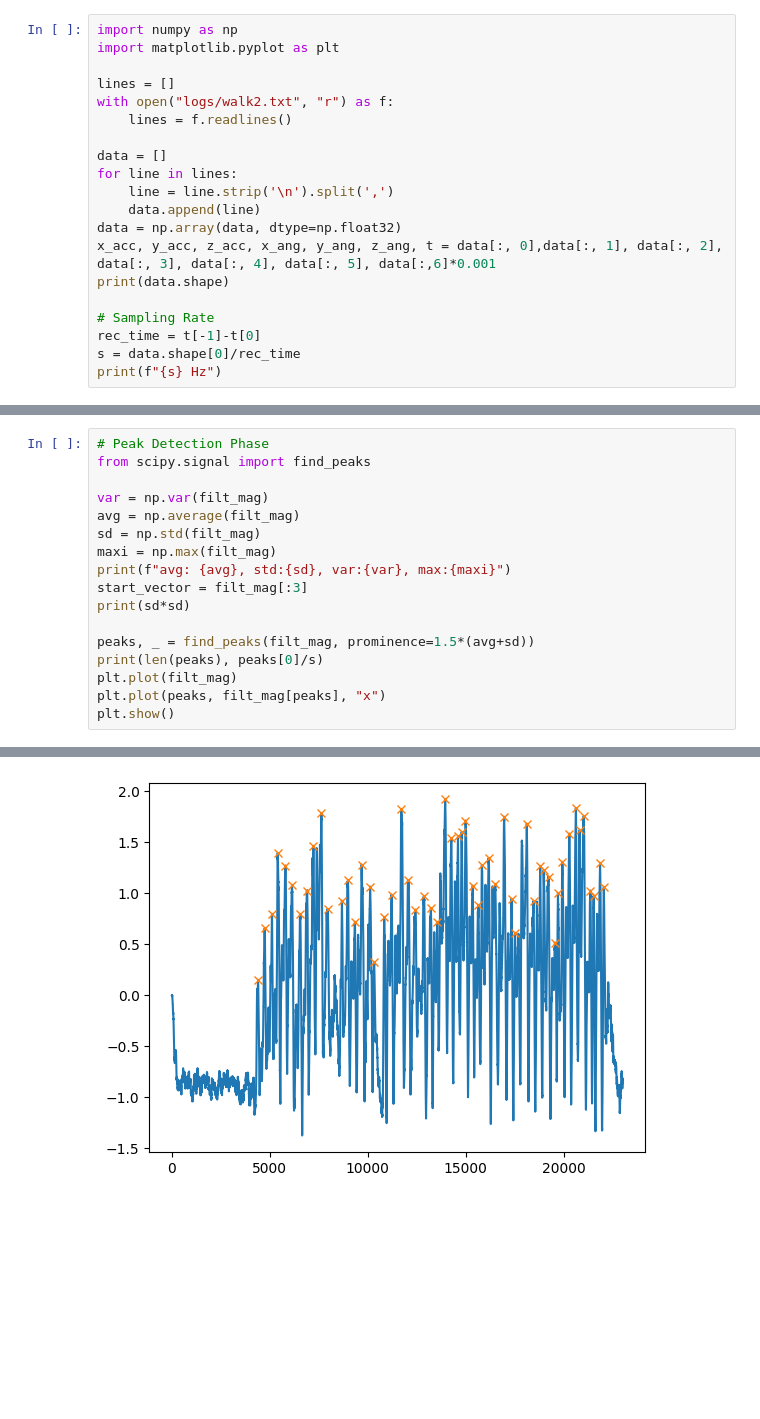
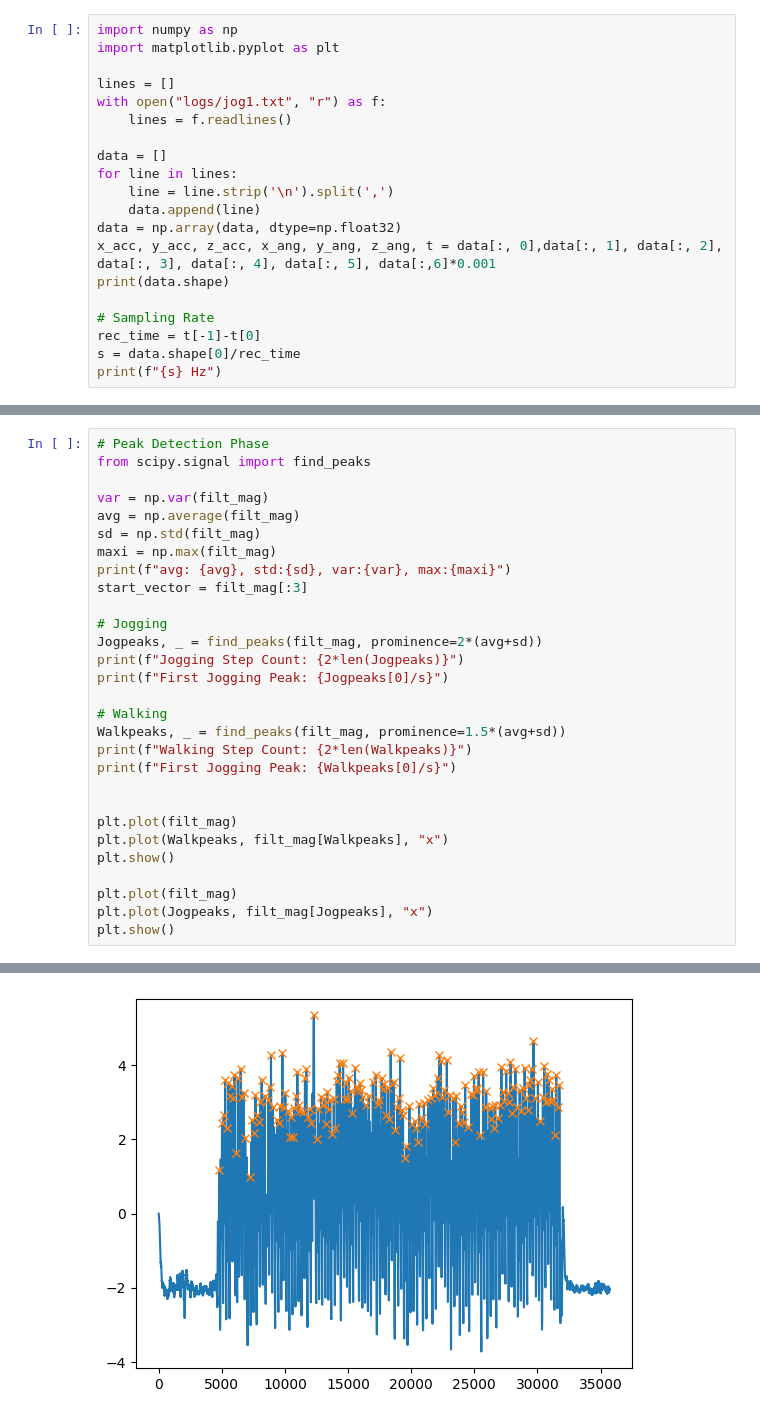
Before and after one commit to CH5425-ShockDetectionProject/StepCounter, a Jupyter notebook: Logs/DataProcessing.ipynb, the cells around one changed output, grey strips where cells are left out. Cells and saved outputs as stored; diff of their text form; blank space fills up the shorter version.

Commit message:
More jogging and walking samples

```diff
--- a/Logs/DataProcessing.ipynb
+++ b/Logs/DataProcessing.ipynb
@@ -3,7 +3,7 @@ import numpy as np
 import matplotlib.pyplot as plt
 
 lines = []
-with open("logs/walk2.txt", "r") as f:
+with open("logs/jog1.txt", "r") as f:
     lines = f.readlines()
 
 data = []
@@ -110,11 +110,23 @@ sd = np.std(filt_mag)
 maxi = np.max(filt_mag)
 print(f"avg: {avg}, std:{sd}, var:{var}, max:{maxi}")
 start_vector = filt_mag[:3]
-print(sd*sd)
 
-peaks, _ = find_peaks(filt_mag, prominence=1.5*(avg+sd))
-print(len(peaks), peaks[0]/s)
+# Jogging
+Jogpeaks, _ = find_peaks(filt_mag, prominence=2*(avg+sd))
+print(f"Jogging Step Count: {2*len(Jogpeaks)}")
+print(f"First Jogging Peak: {Jogpeaks[0]/s}")
+
+# Walking
+Walkpeaks, _ = find_peaks(filt_mag, prominence=1.5*(avg+sd))
+print(f"Walking Step Count: {2*len(Walkpeaks)}")
+print(f"First Jogging Peak: {Walkpeaks[0]/s}")
+
+
 plt.plot(filt_mag)
-plt.plot(peaks, filt_mag[peaks], "x")
+plt.plot(Walkpeaks, filt_mag[Walkpeaks], "x")
 plt.show()
+
+plt.plot(filt_mag)
+plt.plot(Jogpeaks, filt_mag[Jogpeaks], "x")
+plt.show()
 # %% [output]
@@ -124 +138 @@ avg: 0.002976484344864776, std:0.7451839917635528, var:0.5552991815806627, max:1
-[figure, old version]
+[figure, new version]
```
Also changed, not shown: parts of 5 cells of this notebook, 7 other files.
